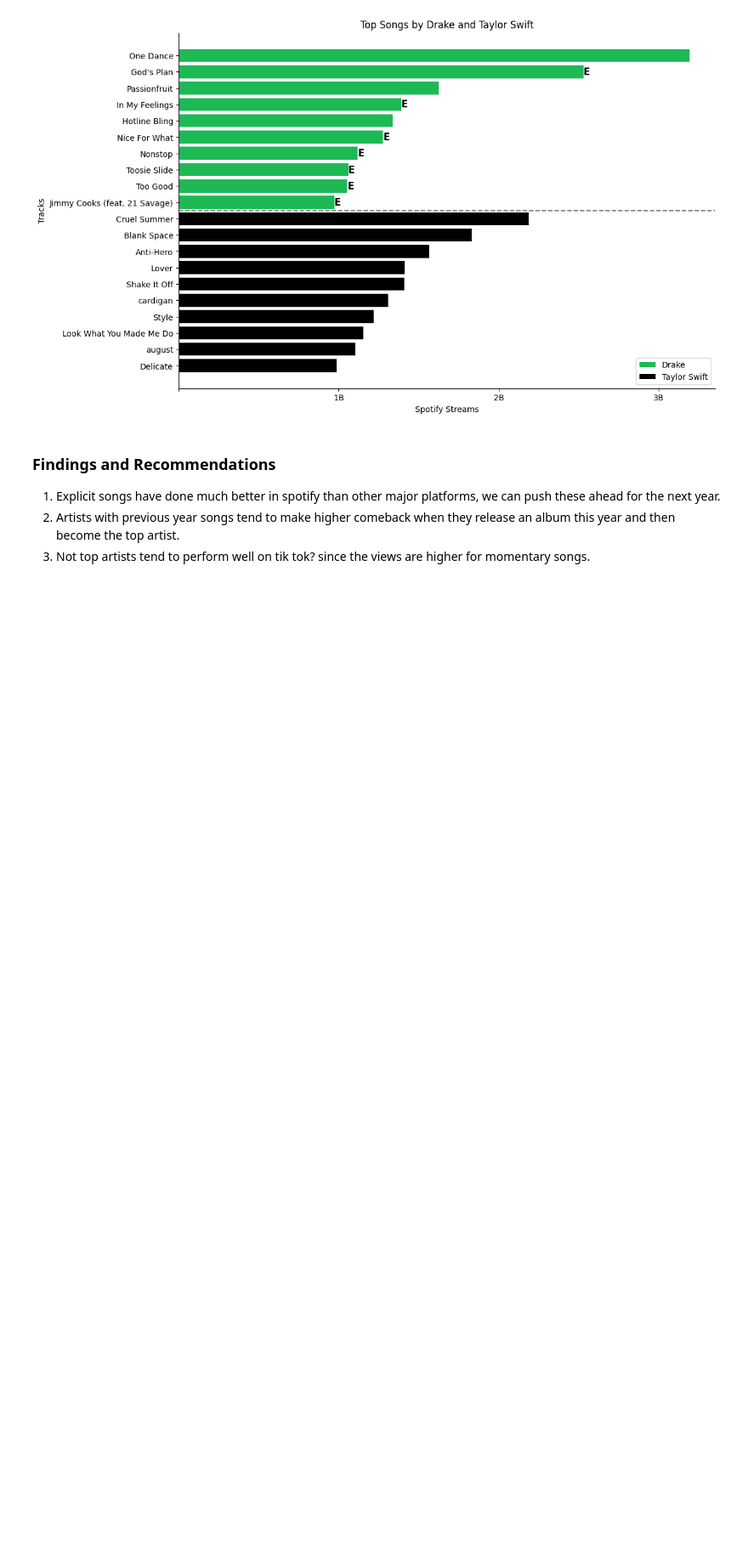
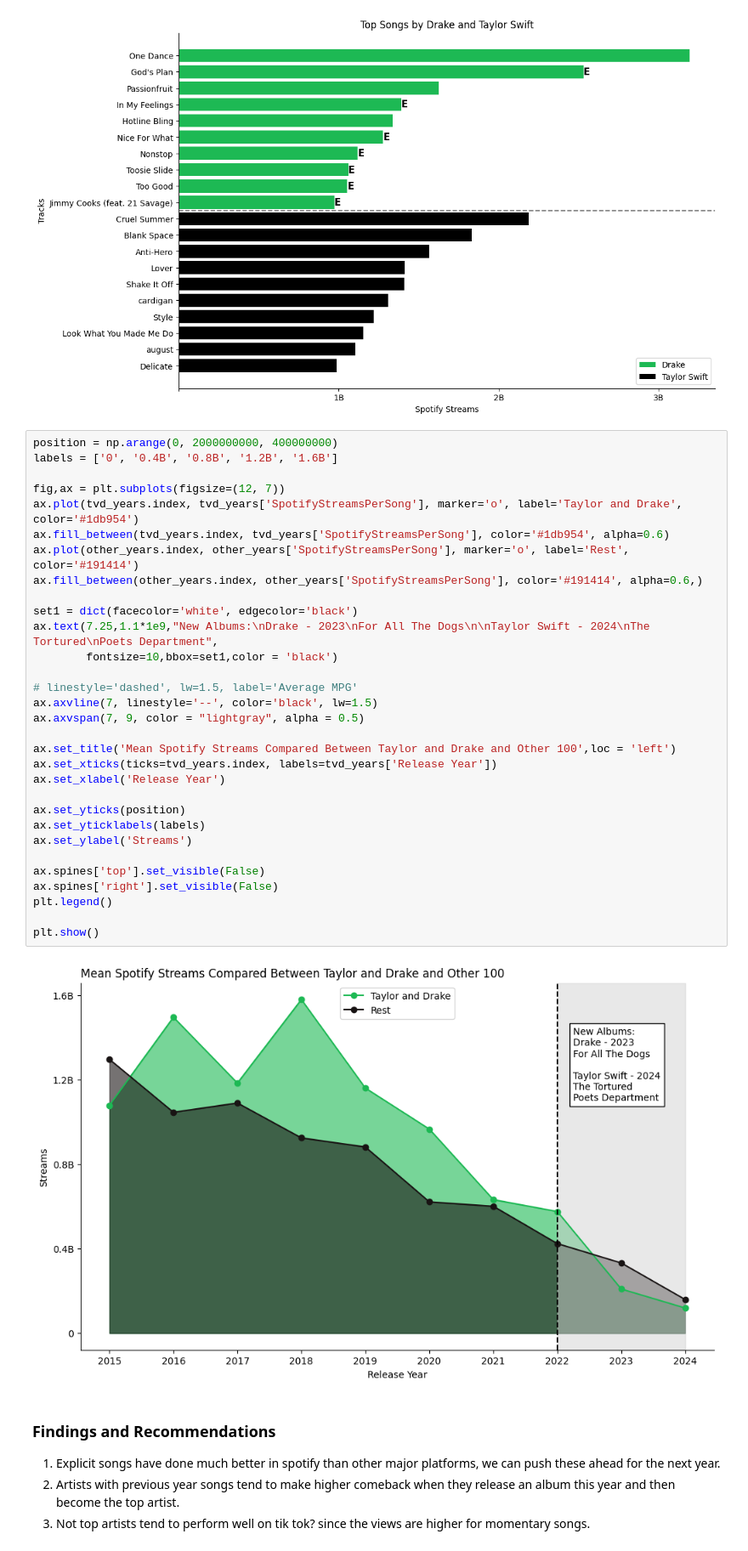
Before and after one commit to suchethsikha/Spotify_2024_EDA, a Jupyter notebook: Group_spotify.ipynb, the cells around one changed output. Shown at 85% size. Saved outputs shown, nothing was run; the diff lists cells and outputs as text; blank space fills up the shorter version.

Commit message:
fix last graph

```diff
--- a/Group_spotify.ipynb
+++ b/Group_spotify.ipynb
@@ -555,6 +541,39 @@ ax.invert_yaxis()
 plt.show()
 # %% [output]
 [figure]
+# %%
+position = np.arange(0, 2000000000, 400000000)
+labels = ['0', '0.4B', '0.8B', '1.2B', '1.6B']
+
+fig,ax = plt.subplots(figsize=(12, 7))
+ax.plot(tvd_years.index, tvd_years['SpotifyStreamsPerSong'], marker='o', label='Taylor and Drake', color='#1db954')
+ax.fill_between(tvd_years.index, tvd_years['SpotifyStreamsPerSong'], color='#1db954', alpha=0.6)
+ax.plot(other_years.index, other_years['SpotifyStreamsPerSong'], marker='o', label='Rest', color='#191414')
+ax.fill_between(other_years.index, other_years['SpotifyStreamsPerSong'], color='#191414', alpha=0.6,)
+
+set1 = dict(facecolor='white', edgecolor='black')
+ax.text(7.25,1.1*1e9,"New Albums:\nDrake - 2023\nFor All The Dogs\n\nTaylor Swift - 2024\nThe Tortured\nPoets Department",
+        fontsize=10,bbox=set1,color = 'black')
+
+# linestyle='dashed', lw=1.5, label='Average MPG'
+ax.axvline(7, linestyle='--', color='black', lw=1.5)
+ax.axvspan(7, 9, color = "lightgray", alpha = 0.5)
+
+ax.set_title('Mean Spotify Streams Compared Between Taylor and Drake and Other 100',loc = 'left')
+ax.set_xticks(ticks=tvd_years.index, labels=tvd_years['Release Year'])
+ax.set_xlabel('Release Year')
+
+ax.set_yticks(position)
+ax.set_yticklabels(labels)
+ax.set_ylabel('Streams')
+
+ax.spines['top'].set_visible(False)
+ax.spines['right'].set_visible(False)
+plt.legend()
+
+plt.show()
+# %% [output]
+[figure, added]
 # %% [markdown]
 <h3> Findings and Recommendations </h3>
 
```
Also changed, not shown: parts of 4 cells of this notebook.
